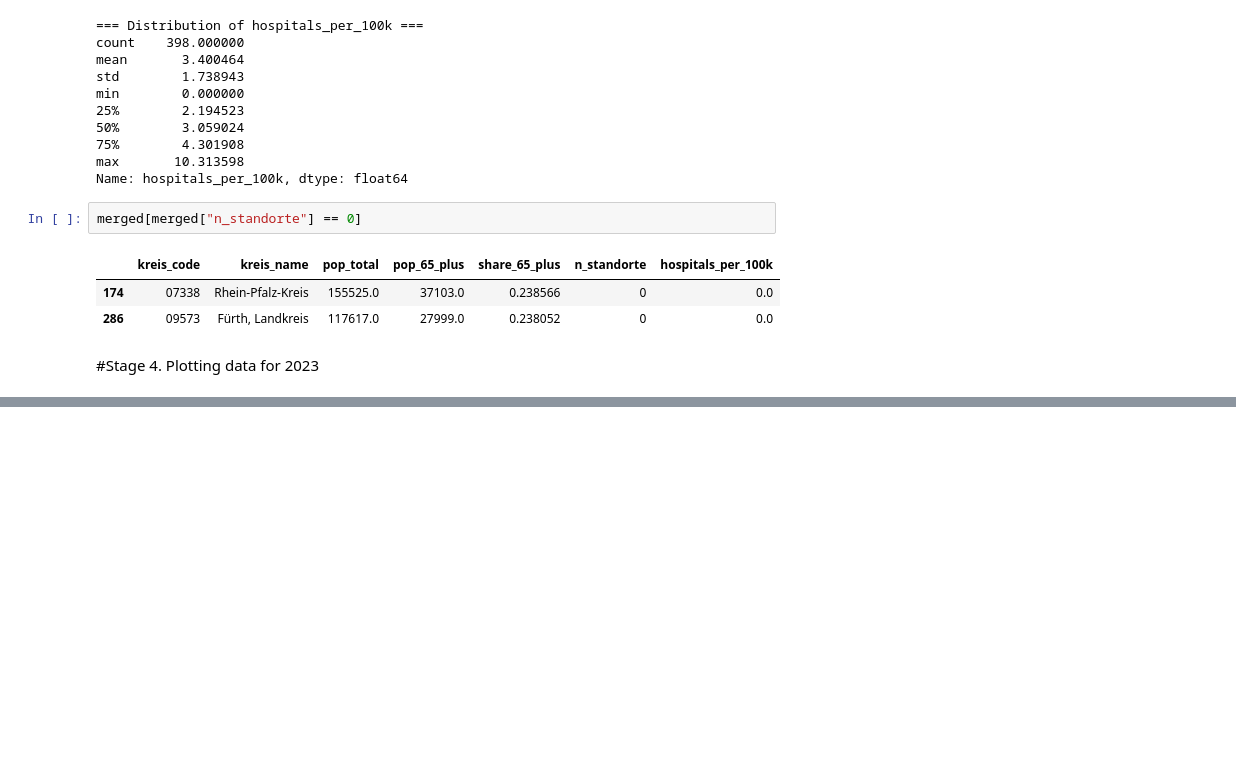
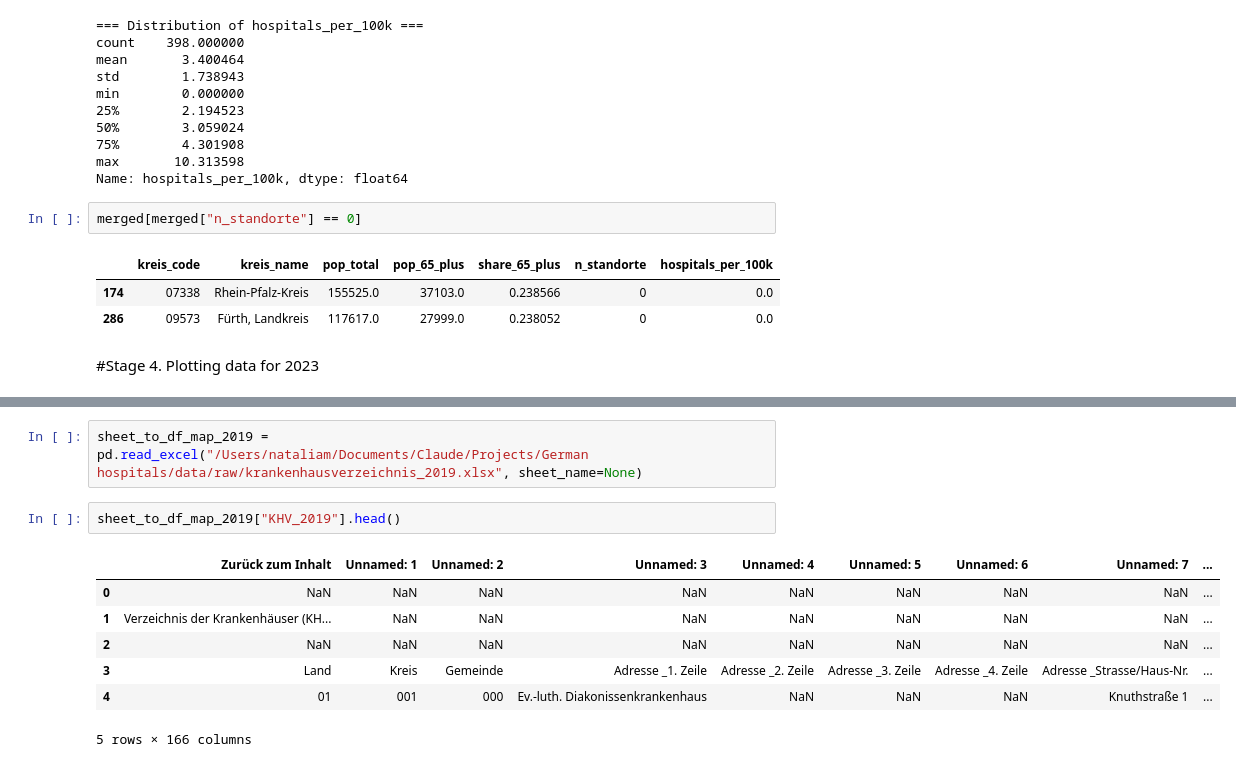
Before and after one commit to natan-sha/final-project, a Jupyter notebook: notebooks/main.ipynb, the cells around one changed output, grey strips where cells are left out. Cells and saved outputs as stored; diff of their text form; blank space fills up the shorter version.

```diff
--- a/notebooks/main.ipynb
+++ b/notebooks/main.ipynb
@@ -486,0 +572,12 @@ fig.show()
+# %%
+sheet_to_df_map_2019 = pd.read_excel("/Users/nataliam/Documents/Claude/Projects/German hospitals/data/raw/krankenhausverzeichnis_2019.xlsx", sheet_name=None)
+# %%
+sheet_to_df_map_2019["KHV_2019"].head()
+# %% [output]
+|  | Zurück zum Inhalt | Unnamed: 1 | Unnamed: 2 | Unnamed: 3 | Unnamed: 4 | Unnamed: 5 | Unnamed: 6 | Unnamed: 7 | ... |
+| 0 | NaN | NaN | NaN | NaN | NaN | NaN | NaN | NaN | ... |
+| 1 | Verzeichnis der Krankenhäuser (KH... | NaN | NaN | NaN | NaN | NaN | NaN | NaN | ... |
+| 2 | NaN | NaN | NaN | NaN | NaN | NaN | NaN | NaN | ... |
+| 3 | Land | Kreis | Gemeinde | Adresse _1. Zeile | Adresse _2. Zeile | Adresse _3. Zeile | Adresse _4. Zeile | Adresse _Strasse/Haus-Nr. | ... |
+| 4 | 01 | 001 | 000 | Ev.-luth. Diakonissenkrankenhaus | NaN | NaN | NaN | Knuthstraße 1 | ... |
+5 rows × 166 columns
```
Also changed, not shown: parts of 21 cells of this notebook, 1 other file.
